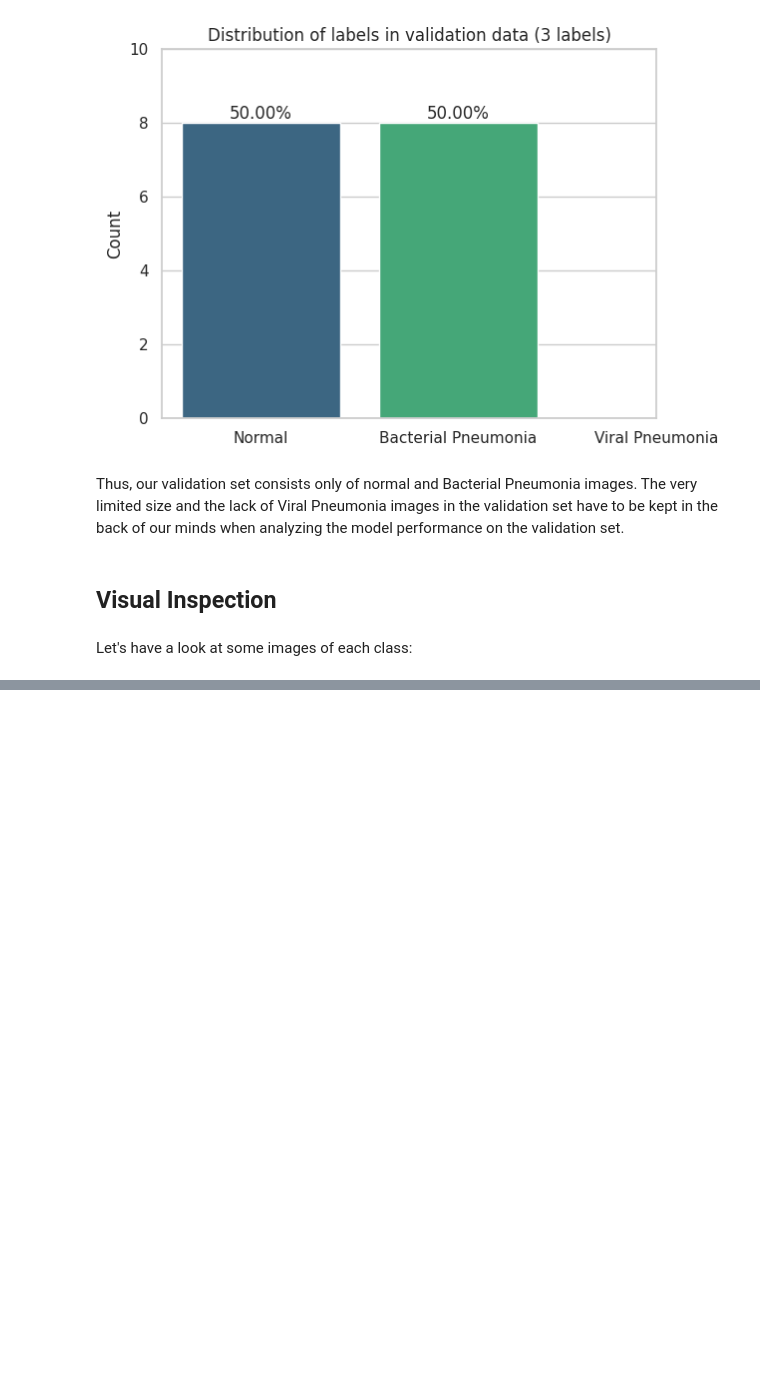
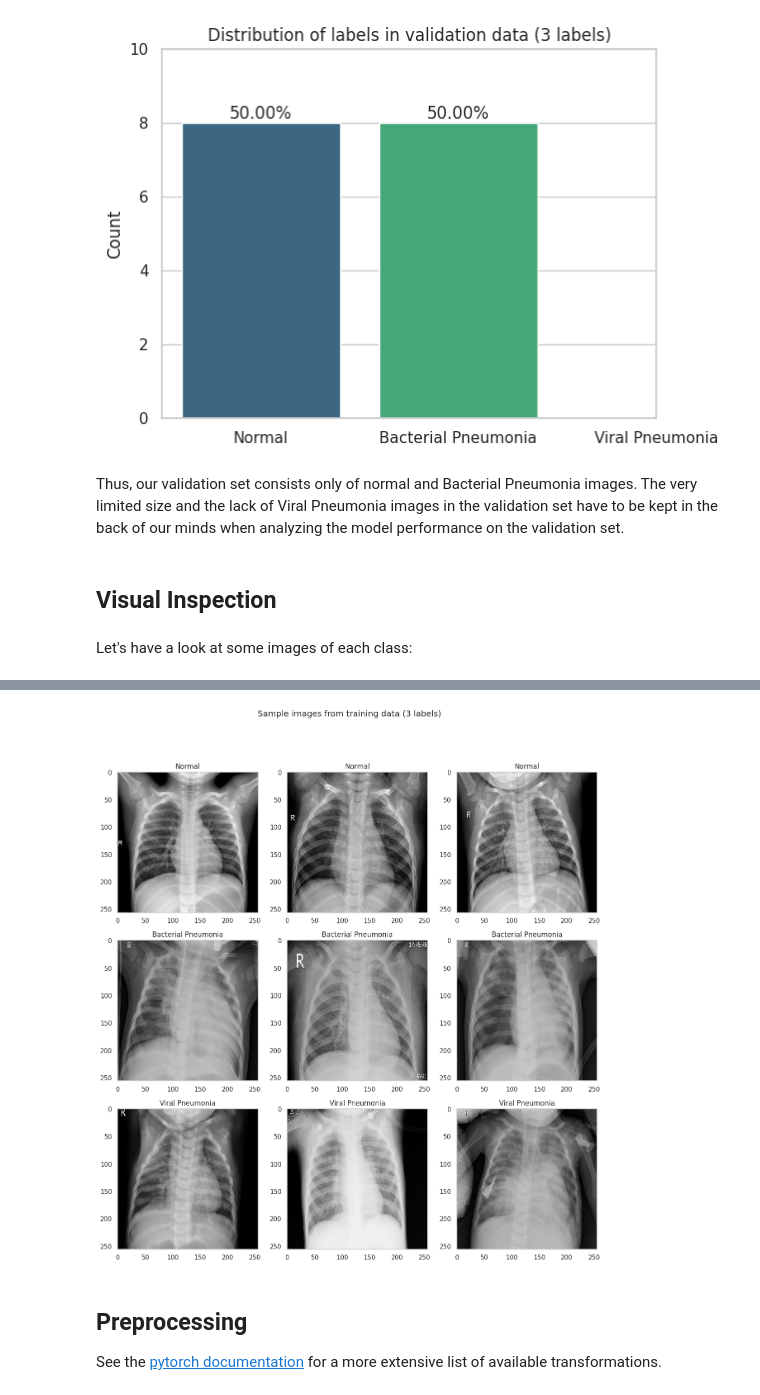
Before and after one commit to JHSchlegel/ML4Healthcare, a Jupyter notebook: project1/task2/EDA.ipynb, the cells around one changed output, grey strips where cells are left out. Saved outputs shown, nothing was run; the diff lists cells and outputs as text; code cells hidden in the pictures; blank space fills up the shorter version.

```diff
--- a/project1/task2/EDA.ipynb
+++ b/project1/task2/EDA.ipynb
@@ -174,0 +176,21 @@ Text(0.5, 0.98, 'Sample images from training data')
+# %%
+fig, axs = plt.subplots(3, 3, figsize=(15, 15))
+axs = axs.flatten()
+
+fig.suptitle("Sample images from training data (3 labels)")
+for i, label in enumerate(["Normal", "Bacterial Pneumonia", "Viral Pneumonia"]):
+    for j in range(3):
+        # for all images of a label a separate row
+        ax = axs[3 * i + j]
+        ax.imshow(
+            train_images_all_types[np.where(train_labels_all_types == i)[0]][j],
+            cmap="gray",
+        )
+        ax.set_title(f"{label}")
+        # remove grid lines
+        ax.grid(False)
+# %% [output]
+[figure, added]
+# %% [markdown]
+## Preprocessing
+See the [pytorch documentation](https://pytorch.org/vision/stable/transforms.html) for a more extensive list of available transformations.
```
Also changed, not shown: parts of 2 cells of this notebook.
